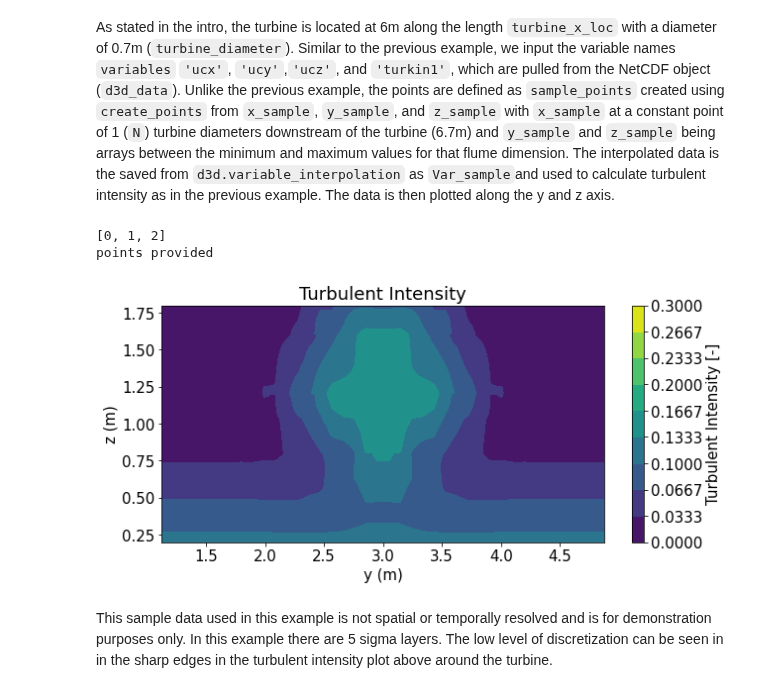
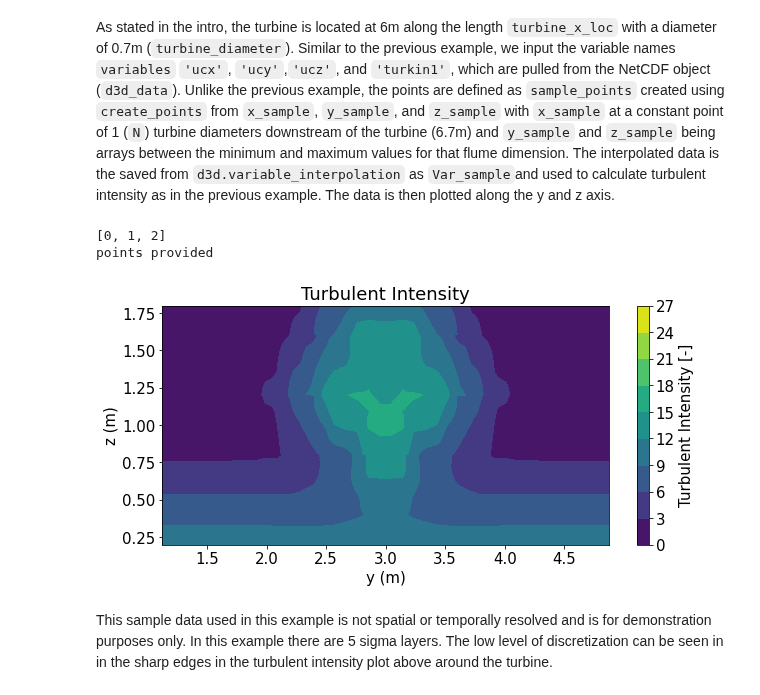
Before and after one commit to MHKiT-Software/MHKiT-Python, a Jupyter notebook: examples/Delft3D_example.ipynb, the cells around one changed output. Saved outputs shown, nothing was run; the diff lists cells and outputs as text; code cells hidden in the pictures.

```diff
--- a/examples/Delft3D_example.ipynb
+++ b/examples/Delft3D_example.ipynb
@@ -241,7 +241,7 @@ Following the same format as the previous two contour plots the limits of the ma
 TI= d3d.turbulent_intensity(d3d_data, points= contour_points ,intermediate_values = True)
 
 # Creating new plot limits
-max_plot_v= 0.3
+max_plot_v= 27
 min_plot_v=0
 
 # Plotting
@@ -252,7 +252,7 @@ plt.xlabel('x (m)')
 plt.ylabel('y (m)')
 plt.title('Turbulent Intensity')
 cbar= plt.colorbar(contour_plot)
-cbar.set_label('Turbulent Intensity [-]')
+cbar.set_label('Turbulent Intensity [%]')
 
 TI
 # %% [output]
@@ -330,31 +330,31 @@ As stated in the intro, the turbine is located at 6m along the length `turbine_x
 # %%
 turbine_x_loc= 6
 turbine_diameter= 0.7
 N=1
 x_sample = turbine_x_loc+N*turbine_diameter
 y_samples = np.linspace(ymin, ymax, num=40)
 z_samples = np.linspace(zmin,zmax, num=256)
 
 variables= ['turkin1', 'ucx', 'ucy', 'ucz']
 sample_points = d3d.create_points(x_sample, y_samples, z_samples)
 
 Var_sample= d3d.variable_interpolation(d3d_data, variables, points= sample_points)
 
 Var_sample['u_mag']=d3d.unorm(np.array(Var_sample['ucx']),np.array(Var_sample['ucy']), np.array(Var_sample['ucz'])) #root mean squared calculation
-Var_sample['turbulent_intensity']= np.sqrt(2/3*Var_sample['turkin1'])/Var_sample['u_mag'] # turbulent intesity calculation
+Var_sample['turbulent_intensity']= np.sqrt(2/3*Var_sample['turkin1'])/Var_sample['u_mag']*100 # turbulent intesity calculation
 
 # Plotting
 plt.figure(figsize=(10,4.4))
 contour_plot = plt.tricontourf(Var_sample.y, Var_sample.z, Var_sample.turbulent_intensity,
                                vmin=min_plot_v, vmax=max_plot_v,levels=np.linspace(min_plot_v,max_plot_v,10))
 plt.xlabel('y (m)')
 plt.ylabel('z (m)')
 plt.title('Turbulent Intensity')
 cbar= plt.colorbar(contour_plot)
-cbar.set_label('Turbulent Intensity [-]')
+cbar.set_label('Turbulent Intensity [%]')
 # %% [output]
 [0, 1, 2]
 points provided
-[figure, old version]
+[figure, new version]
 # %% [markdown]
 This sample data used in this example is not spatial or temporally resolved and is for demonstration purposes only. In this example there are 5 sigma layers. The low level of discretization can be seen in in the sharp edges in the turbulent intensity plot above around the turbine.
```
Also changed, not shown: parts of 2 cells of this notebook.
